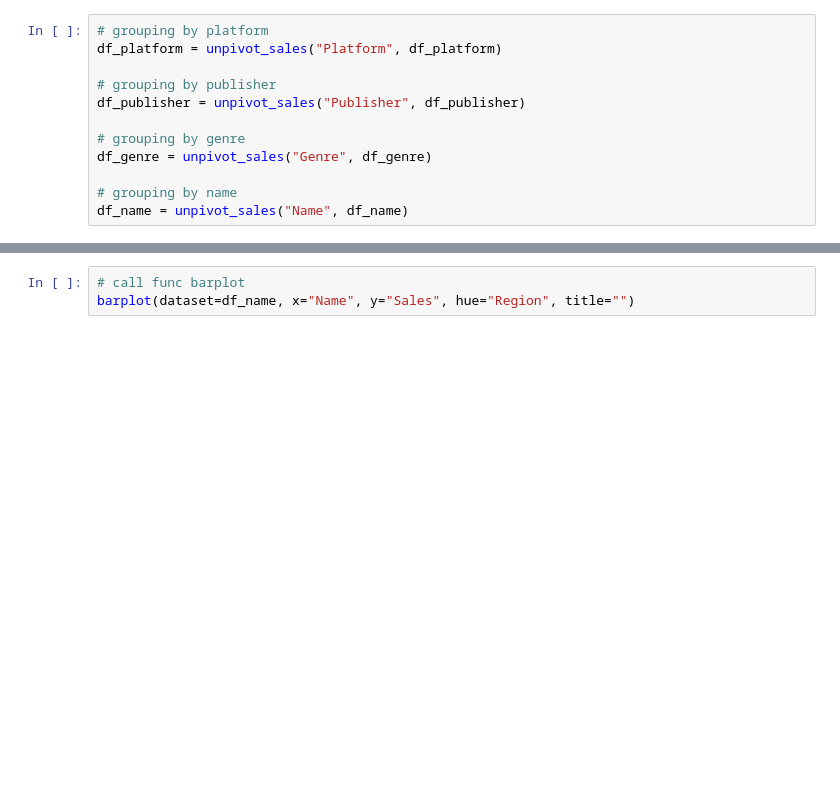
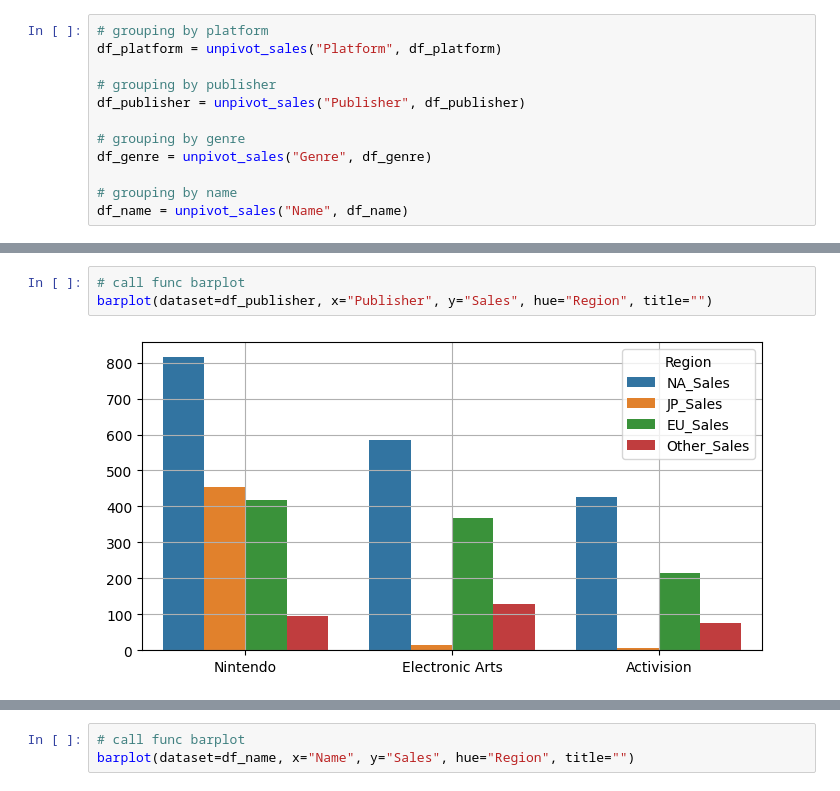
Before and after one commit to kusin/dashboard-video-games_v1.0, a Jupyter notebook: visualization_seaborn.ipynb, the cells around one changed output, grey strips where cells are left out. Saved outputs shown, nothing was run; the diff lists cells and outputs as text; blank space fills up the shorter version.

```diff
--- a/visualization_seaborn.ipynb
+++ b/visualization_seaborn.ipynb
@@ -148,0 +147,5 @@ df_name = unpivot_sales("Name", df_name)
+# %%
+# call func barplot
+barplot(dataset=df_publisher, x="Publisher", y="Sales", hue="Region", title="")
+# %% [output]
+[figure, added]
```
Also changed, not shown: parts of 3 cells of this notebook, 3 other files.
